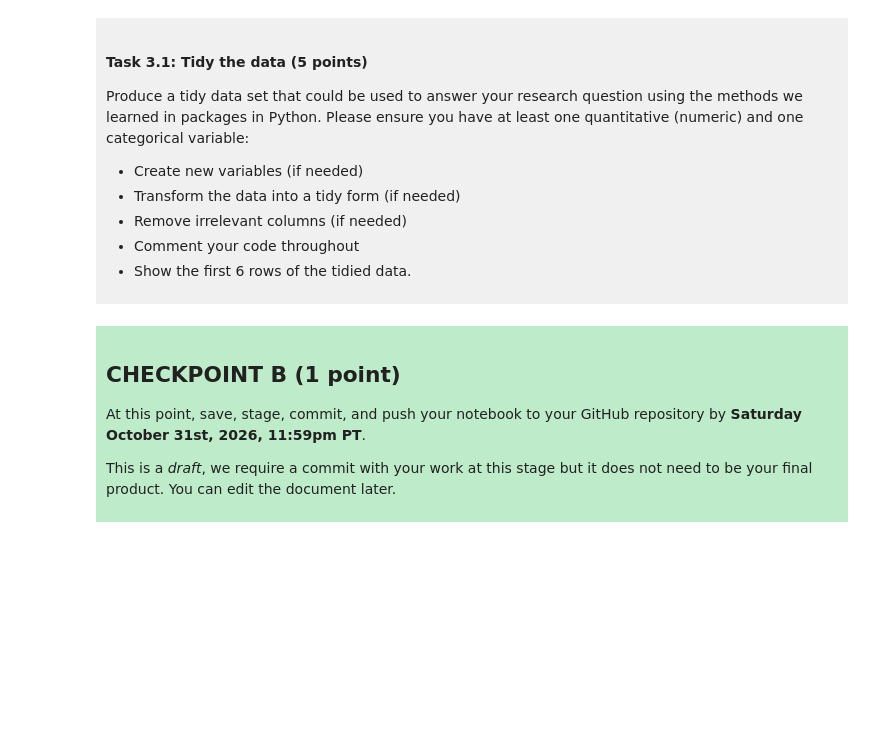
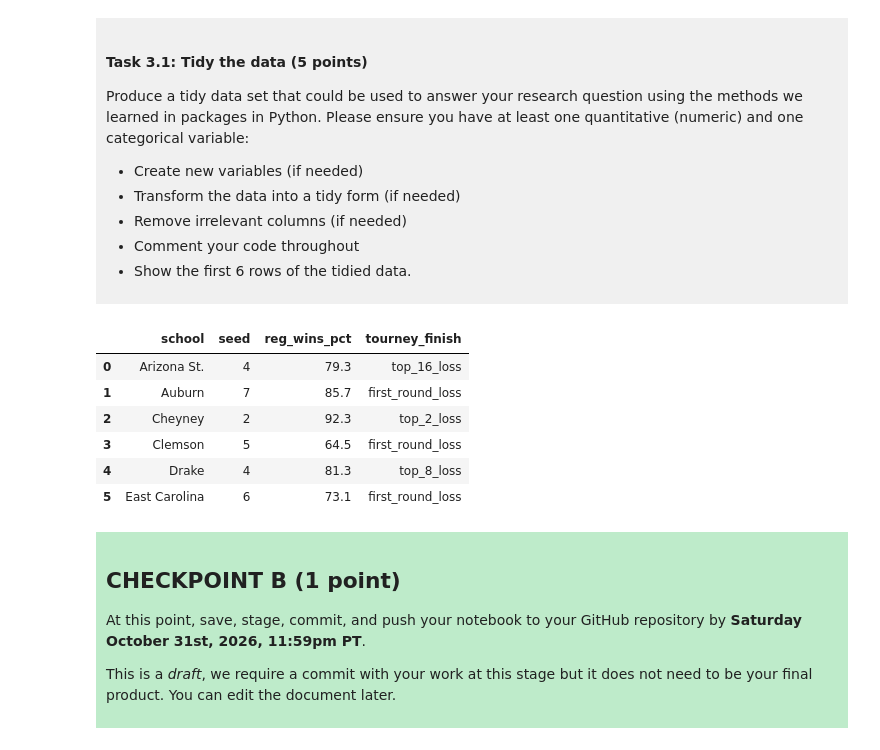
Before and after one commit to rrawrlyy/dsci-100-project-Rylie-Neufeld, a Jupyter notebook: dsci-100-project-notebook.ipynb, the cells around one changed output. Cells and saved outputs as stored; diff of their text form; code cells hidden in the pictures; blank space fills up the shorter version.

```diff
--- a/dsci-100-project-notebook.ipynb
+++ b/dsci-100-project-notebook.ipynb
@@ -188,6 +198,17 @@ Produce a tidy data set that could be used to answer your research question usin
 </div>
 # %%
 ### EDIT THIS CODE CELL ###
+###stuff you dont need for your question
+basketball_data_tidy = basketball_data.drop(basketball_data.columns[[0, 3, 4, 5, 6, 7, 8, 9, 10, 12, 13, 14, 15, 17, 18, 19]], axis=1)
+basketball_data_tidy
+# %% [output]
+|  | school | seed | reg_wins_pct | tourney_finish |
+| 0 | Arizona St. | 4 | 79.3 | top_16_loss |
+| 1 | Auburn | 7 | 85.7 | first_round_loss |
+| 2 | Cheyney | 2 | 92.3 | top_2_loss |
+| 3 | Clemson | 5 | 64.5 | first_round_loss |
+| 4 | Drake | 4 | 81.3 | top_8_loss |
+| 5 | East Carolina | 6 | 73.1 | first_round_loss |
 # %% [markdown]
 <div style="background-color: #beebca; padding: 10px;">
 
```
Also changed, not shown: parts of 3 cells of this notebook.
